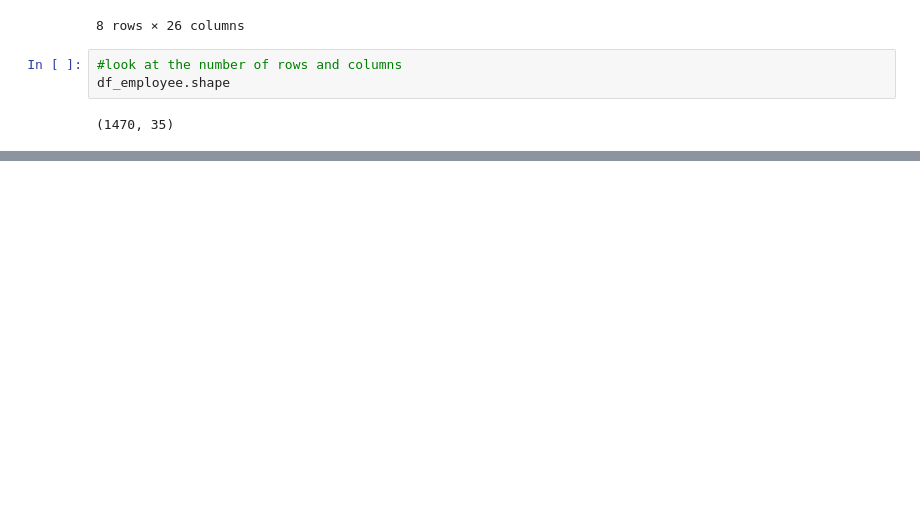
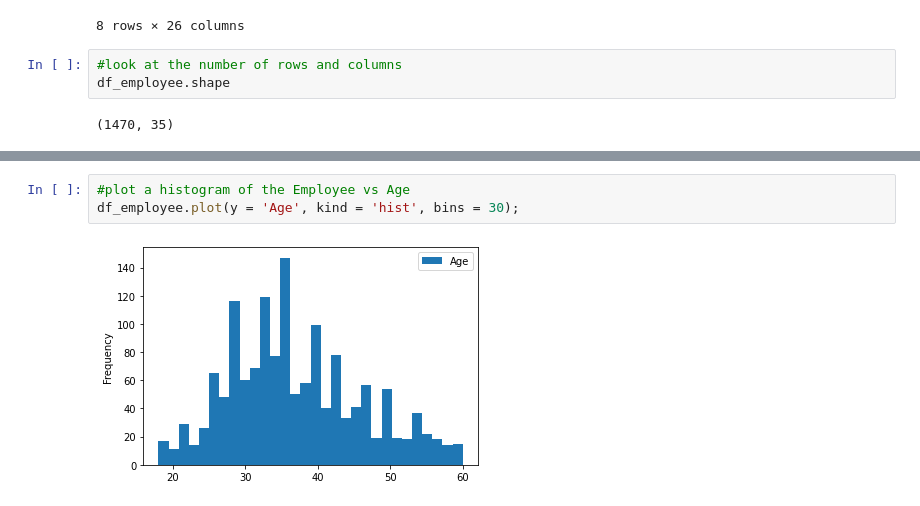
Before and after one commit to Michael-Santoro/Jupyter_Notebooks, a Jupyter notebook: employee_project/Data Cleaning.ipynb, the cells around one changed output, grey strips where cells are left out. Drawn from its saved outputs; the diff is of its cells as text; blank space fills up the shorter version.

```diff
--- a/employee_project/Data Cleaning.ipynb
+++ b/employee_project/Data Cleaning.ipynb
@@ -63,0 +92,5 @@ df_employee.shape
+# %%
+#plot a histogram of the Employee vs Age
+df_employee.plot(y = 'Age', kind = 'hist', bins = 30);
+# %% [output]
+[figure, added]
```
Also changed, not shown: parts of 2 cells of this notebook.
